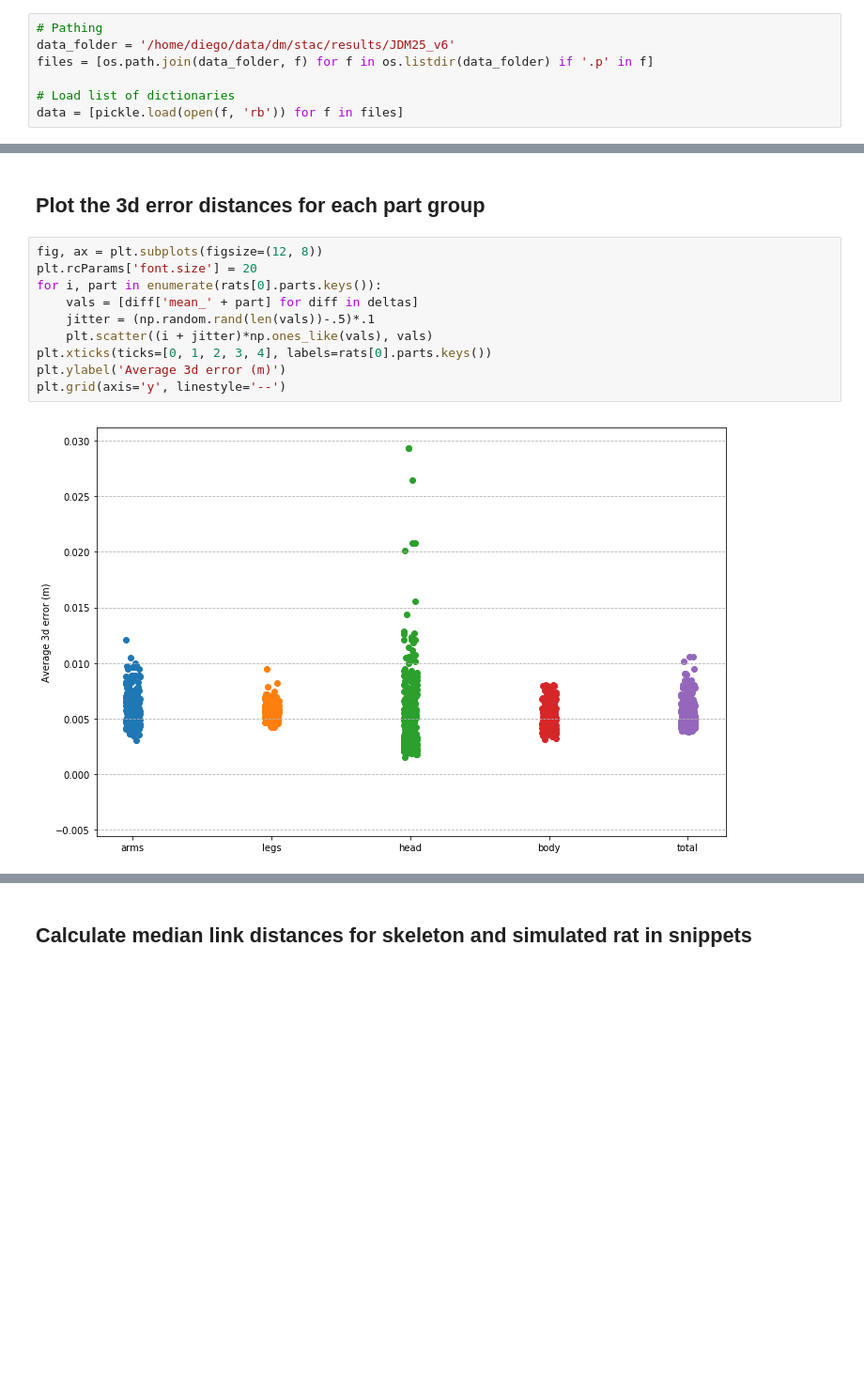
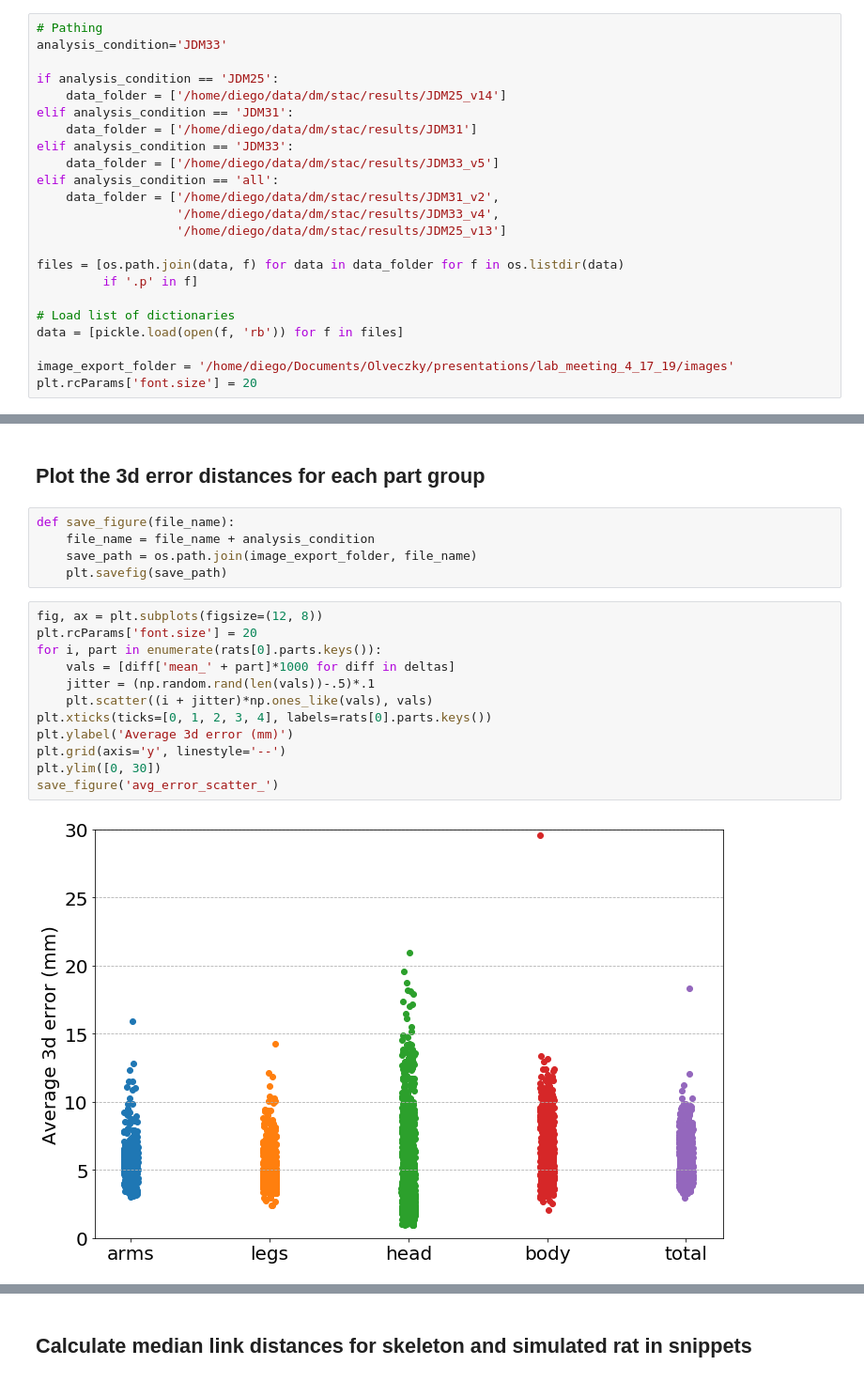
Before and after one commit to diegoaldarondo/stac, a Jupyter notebook: analysis/model_comparison/distance_metrics.ipynb, the cells around one changed output, grey strips where cells are left out. Shown at 94% size. Saved outputs shown, nothing was run; the diff lists cells and outputs as text; blank space fills up the shorter version.

```diff
--- a/analysis/model_comparison/distance_metrics.ipynb
+++ b/analysis/model_comparison/distance_metrics.ipynb
@@ -11,11 +11,27 @@ import matplotlib.cm as cm
 import itertools
 # %%
 # Pathing
-data_folder = '/home/diego/data/dm/stac/results/JDM25_v6'
-files = [os.path.join(data_folder, f) for f in os.listdir(data_folder) if '.p' in f]
+analysis_condition='JDM33'
+
+if analysis_condition == 'JDM25':
+    data_folder = ['/home/diego/data/dm/stac/results/JDM25_v14']
+elif analysis_condition == 'JDM31':
+    data_folder = ['/home/diego/data/dm/stac/results/JDM31']
+elif analysis_condition == 'JDM33':
+    data_folder = ['/home/diego/data/dm/stac/results/JDM33_v5']
+elif analysis_condition == 'all':
+    data_folder = ['/home/diego/data/dm/stac/results/JDM31_v2',
+                   '/home/diego/data/dm/stac/results/JDM33_v4',
+                   '/home/diego/data/dm/stac/results/JDM25_v13']
+
+files = [os.path.join(data, f) for data in data_folder for f in os.listdir(data)
+         if '.p' in f]
 
 # Load list of dictionaries
 data = [pickle.load(open(f, 'rb')) for f in files]
+
+image_export_folder = '/home/diego/Documents/Olveczky/presentations/lab_meeting_4_17_19/images'
+plt.rcParams['font.size'] = 20
 # %% [markdown]
 ## Helper class for rat analysis
 # %%
@@ -132,15 +148,22 @@ for rat in rats:
     deltas.append(result)
 # %% [markdown]
 ## Plot the 3d error distances for each part group
+# %%
+def save_figure(file_name):
+    file_name = file_name + analysis_condition
+    save_path = os.path.join(image_export_folder, file_name)
+    plt.savefig(save_path)
 # %%
 fig, ax = plt.subplots(figsize=(12, 8))
 plt.rcParams['font.size'] = 20
 for i, part in enumerate(rats[0].parts.keys()):
-    vals = [diff['mean_' + part] for diff in deltas]
+    vals = [diff['mean_' + part]*1000 for diff in deltas]
     jitter = (np.random.rand(len(vals))-.5)*.1
     plt.scatter((i + jitter)*np.ones_like(vals), vals)
 plt.xticks(ticks=[0, 1, 2, 3, 4], labels=rats[0].parts.keys())
-plt.ylabel('Average 3d error (m)')
+plt.ylabel('Average 3d error (mm)')
 plt.grid(axis='y', linestyle='--')
+plt.ylim([0, 30])
+save_figure('avg_error_scatter_')
 # %% [output]
-[figure, old version]
+[figure, new version]
```
Also changed, not shown: parts of 7 cells of this notebook, 20 other files.
